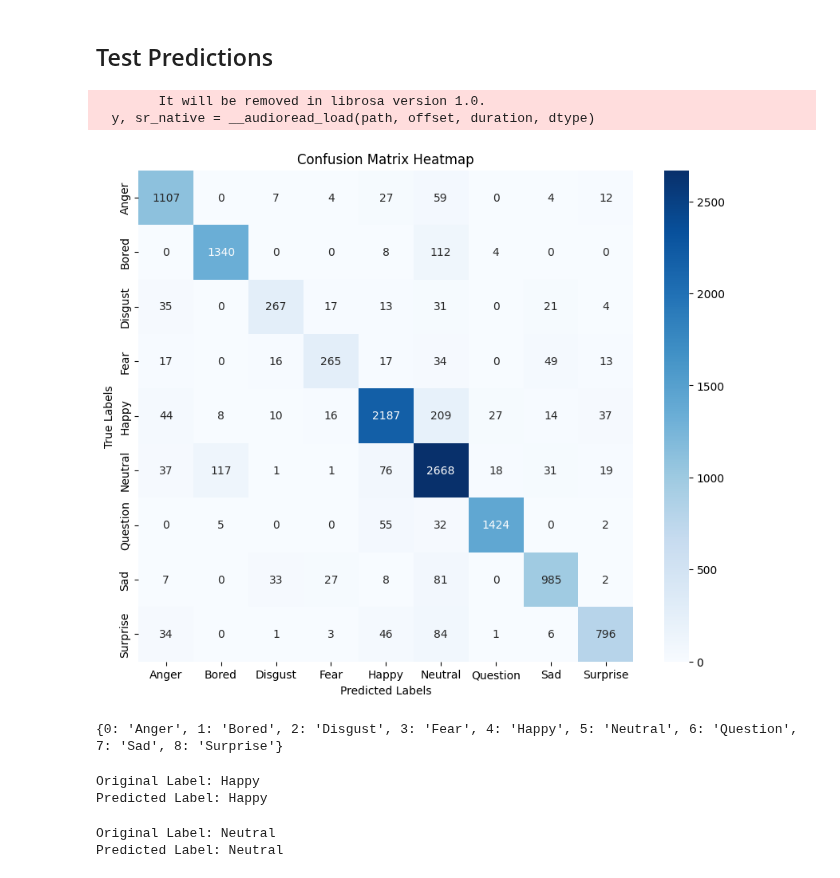
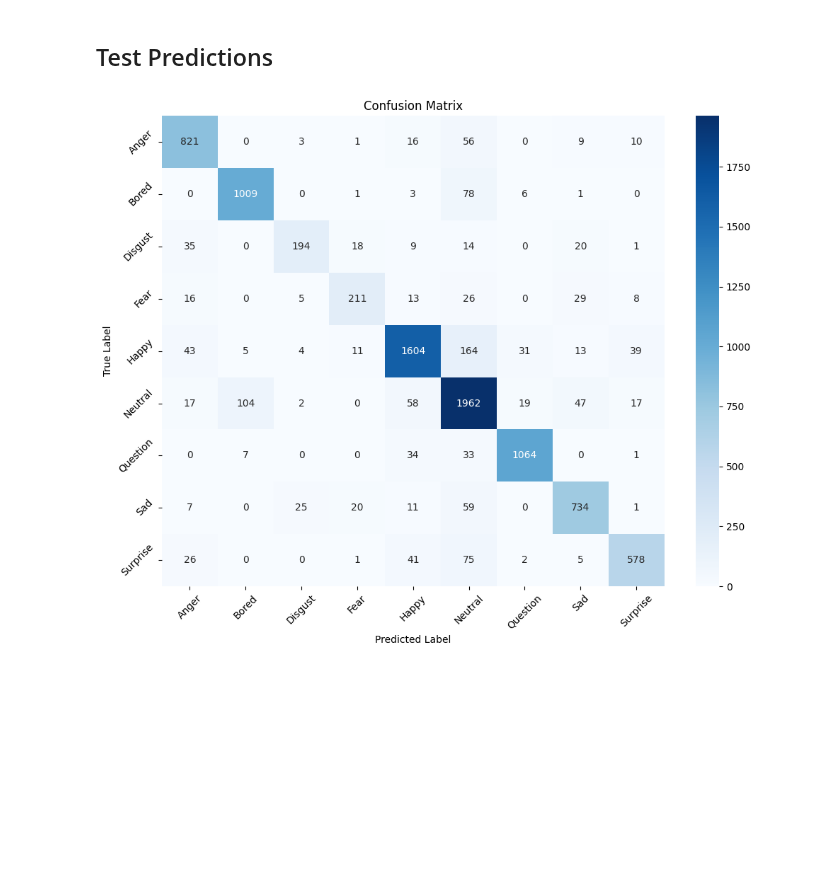
Before and after one commit to Fe-56/ai_project_ser, a Jupyter notebook: wav2vec2/wav2vec2-base-960h.ipynb, the cells around one changed output. Cells and saved outputs as stored; diff of their text form; code cells hidden in the pictures; blank space fills up the shorter version.

```diff
--- a/wav2vec2/wav2vec2-base-960h.ipynb
+++ b/wav2vec2/wav2vec2-base-960h.ipynb
@@ -121,6 +152,7 @@ You should probably TRAIN this model on a down-stream task to be able to use it
 # %%
 # Load the dataset
 train_dataset = SpeechEmotionDataset(df_train, processor)
+val_dataset = SpeechEmotionDataset(df_val, processor)
 test_dataset = SpeechEmotionDataset(df_test, processor)
 # %%
 train_dataset[0]
@@ -141,6 +173,8 @@ train_args = TrainingArguments(
     num_train_epochs=10,
     weight_decay=0.01,
     fp16=True,
+    dataloader_num_workers=8,
+    dataloader_pin_memory=True,
     load_best_model_at_end=True,
     metric_for_best_model="f1",
     report_to=[]
@@ -148,10 +182,11 @@ train_args = TrainingArguments(
 # %%
 # Create function for computing metrics
 def compute_metrics(pred):
-    labels = pred.label_ids # original labels
-    preds = np.argmax(pred.predictions, axis=1) # model predicted labels
+    labels = pred.label_ids  # original labels
+    preds = np.argmax(pred.predictions, axis=1)  # model predicted labels
     accuracy = accuracy_score(labels, preds)
-    precision, recall, f1, _ = precision_recall_fscore_support(labels, preds, average="weighted")
+    precision, recall, f1, _ = precision_recall_fscore_support(
+        labels, preds, average="weighted")
     return {
         "accuracy": accuracy,
         "precision": precision,
@@ -161,11 +202,12 @@ def compute_metrics(pred):
 # %%
-# Initialize the trainer
-trainer = Trainer(
+# Initialize the CustomTrainer
+trainer = CustomTrainer(
     model=model,
     args=train_args,
     train_dataset=train_dataset,
-    eval_dataset=test_dataset,
-    compute_metrics=compute_metrics
+    eval_dataset=val_dataset,
+    compute_metrics=compute_metrics,
+    class_weights_path="../data/class_weights.pt"
 )
 # %%
 trainer.train()
@@ -216,54 +224,26 @@ print(results)
 # %%
 # Get model predictions on the test dataset
 predictions = trainer.predict(test_dataset)
-pred_labels = np.argmax(predictions.predictions, axis=1)  # Convert logits to predicted class labels
+# Convert logits to predicted class labels
+pred_labels = np.argmax(predictions.predictions, axis=1)
 true_labels = predictions.label_ids  # Ground truth labels
 
 # Compute the confusion matrix
 conf_matrix = confusion_matrix(true_labels, pred_labels)
 
 # Plot the heatmap
 plt.figure(figsize=(10, 8))
-sns.heatmap(conf_matrix, annot=True, fmt="d", cmap="Blues", xticklabels=label_map.keys(), yticklabels=label_map.keys())
+sns.heatmap(conf_matrix, annot=True, fmt="d", cmap="Blues",
+            xticklabels=label_map.keys(), yticklabels=label_map.keys())
 
-plt.xlabel("Predicted Labels")
-plt.ylabel("True Labels")
-plt.title("Confusion Matrix Heatmap")
+plt.ylabel('True Label')
+plt.xlabel('Predicted Label')
+plt.title('Confusion Matrix')
+
+plt.xticks(rotation=45)
+plt.yticks(rotation=45)
+
+plt.tight_layout()
 plt.show()
 # %% [output]
-        It will be removed in librosa version 1.0.
-  y, sr_native = __audioread_load(path, offset, duration, dtype)
-[figure, old version]
+[figure, new version]
-# %%
-inv_label_map = {idx: label for label, idx in label_map.items()}
-print(inv_label_map)
-# %% [output]
-{0: 'Anger', 1: 'Bored', 2: 'Disgust', 3: 'Fear', 4: 'Happy', 5: 'Neutral', 6: 'Question', 7: 'Sad', 8: 'Surprise'}
-# %%
-idx = random.randrange(0, len(test_dataset))
-print("Original Label:", inv_label_map[int(test_dataset[idx]['labels'])])
-input_values = test_dataset[idx]['input_values'].unsqueeze(0).to('cuda')
-
-with torch.no_grad():
-    outputs = model(input_values)
-logits = outputs.logits
-
-predicted_class = logits.argmax(dim=-1).item()
-print('Predicted Label:', inv_label_map[predicted_class])
-# %% [output]
-Original Label: Happy
-Predicted Label: Happy
-# %%
-idx = random.randrange(0, len(test_dataset))
-print("Original Label:", inv_label_map[int(test_dataset[idx]['labels'])])
-input_values = test_dataset[idx]['input_values'].unsqueeze(0).to('cuda')
-
-with torch.no_grad():
-    outputs = model(input_values)
-logits = outputs.logits
-
-predicted_class = logits.argmax(dim=-1).item()
-print('Predicted Label:', inv_label_map[predicted_class])
-# %% [output]
-Original Label: Neutral
-Predicted Label: Neutral
```
Also changed, not shown: parts of 20 cells of this notebook, 5 other files.
